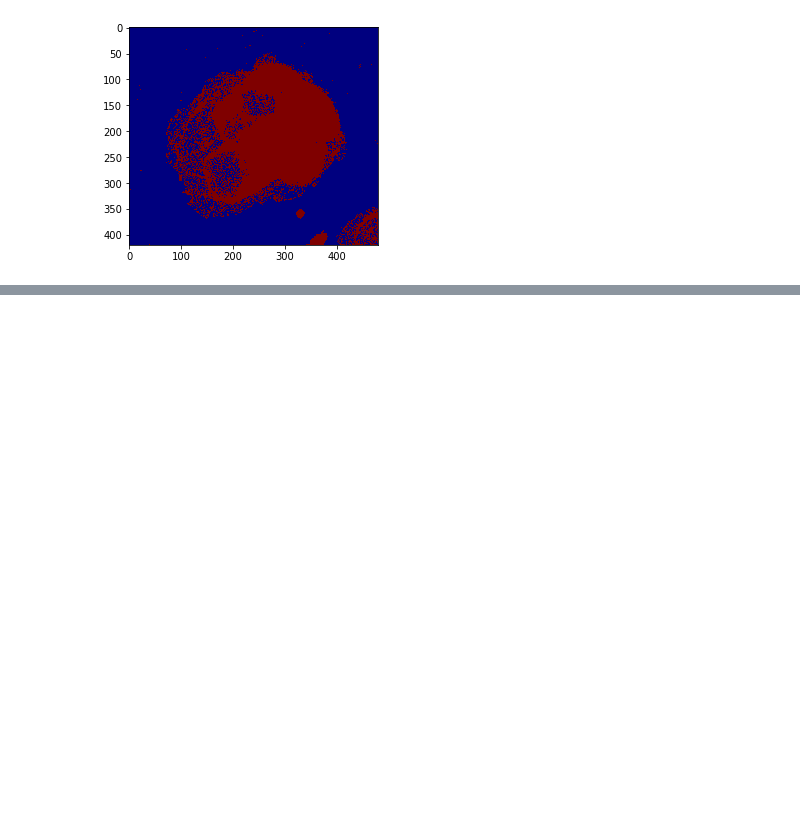
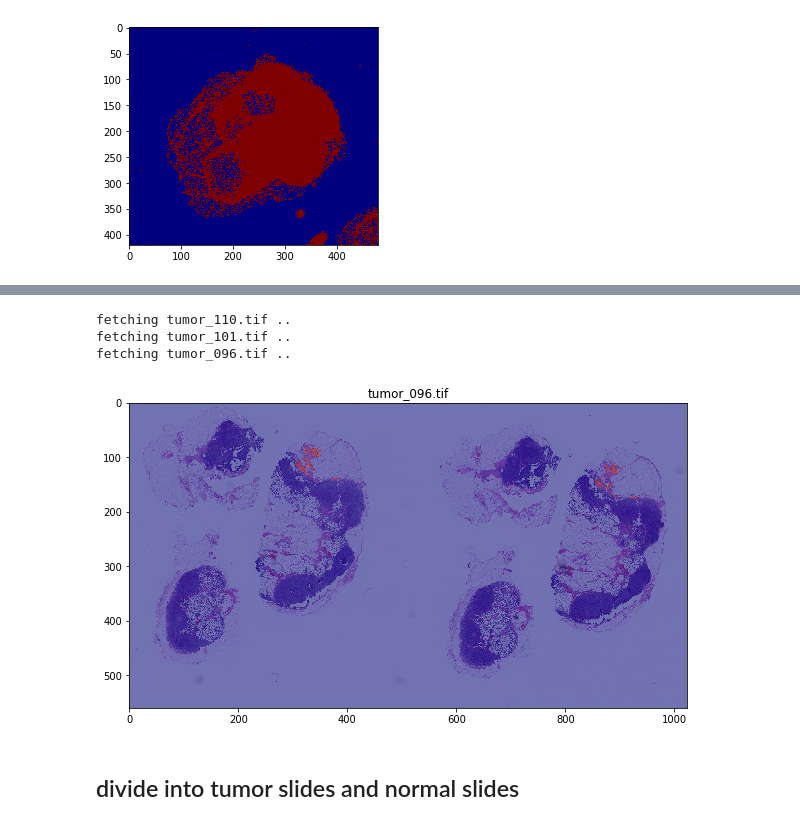
Before and after one commit to TIANBOQIU/AppliedDeepLearning, a Jupyter notebook: DL_final_v3.ipynb, the cells around one changed output, grey strips where cells are left out. Saved outputs shown, nothing was run; the diff lists cells and outputs as text; code cells hidden in the pictures; blank space fills up the shorter version.

```diff
--- a/DL_final_v3.ipynb
+++ b/DL_final_v3.ipynb
@@ -370,0 +486,12 @@ plt.imshow(s_mask, cmap='jet')
+# %%
+_myFetch(['tumor_110.tif', 'tumor_101.tif', 'tumor_096.tif'])
+# %% [output]
+fetching tumor_110.tif ..
+fetching tumor_101.tif ..
+fetching tumor_096.tif ..
+# %%
+_print_slide('slides/tumor_096.tif')
+# %% [output]
+[figure, added]
+# %% [markdown]
+## divide into tumor slides and normal slides
```
Also changed, not shown: parts of 38 cells of this notebook.
